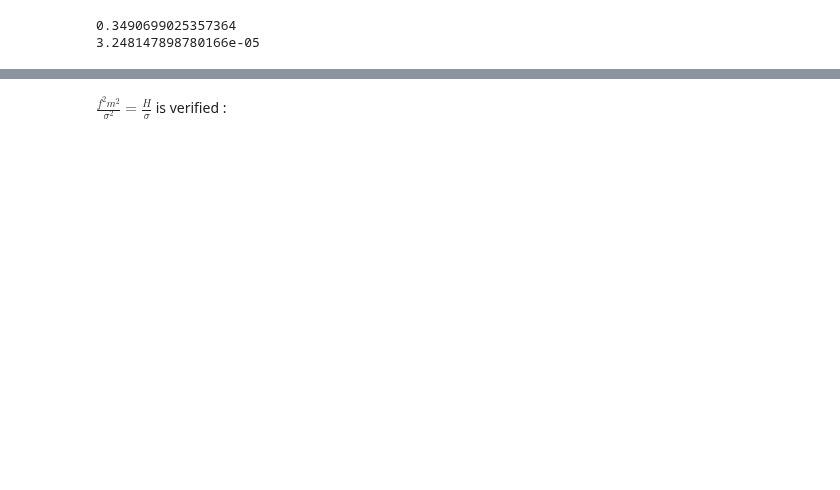
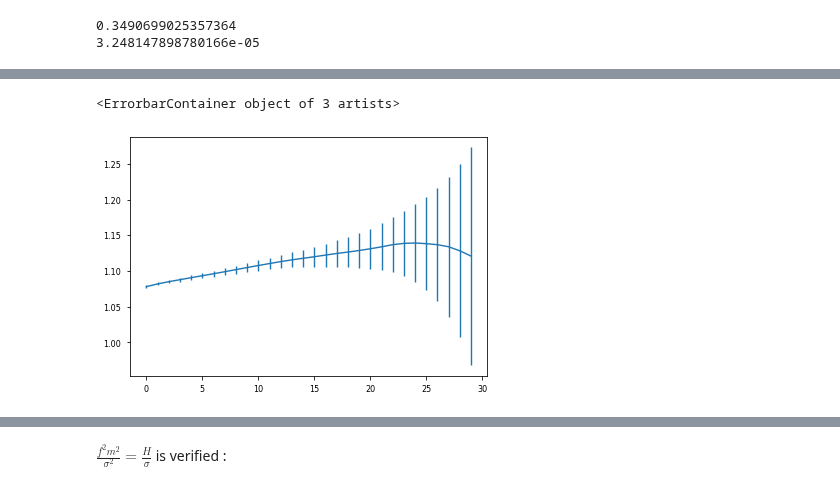
Before and after one commit to jannisgebbo/langevinA, a Jupyter notebook: jupyter_notebooks/superpaper_finalized.ipynb, the cells around one changed output, grey strips where cells are left out. Saved outputs shown, nothing was run; the diff lists cells and outputs as text; code cells hidden in the pictures; blank space fills up the shorter version.

```diff
--- a/jupyter_notebooks/superpaper_finalized.ipynb
+++ b/jupyter_notebooks/superpaper_finalized.ipynb
@@ -171,2 +182,18 @@ fitminus.averagechi2reduce
 # %%
 dataminus.save("propagator","phi", fmt = "gnuplot", yfact = 1.0)
+# %%
+res = []
+resErr = []
+maxInd = 30
+for ind in range(maxInd):
+    fitminus.setParValues("propagator", "phi", [1,0.1])
+    fitminus.fit("propagator", "phi",minInd = ind, maxInd = 80-ind)
+    res.append(fitminus.par['propagator']['phi'])
+    resErr.append(fitminus.parErr['propagator']['phi'])
+res=np.asarray(res)
+resErr=np.asarray(resErr)
+# %%
+plt.errorbar(np.arange(maxInd),res[:,0],resErr[:,0])
+# %% [output]
+<ErrorbarContainer object of 3 artists>
+[figure, added]
```
Also changed, not shown: parts of 45 cells of this notebook, 5 other files.
